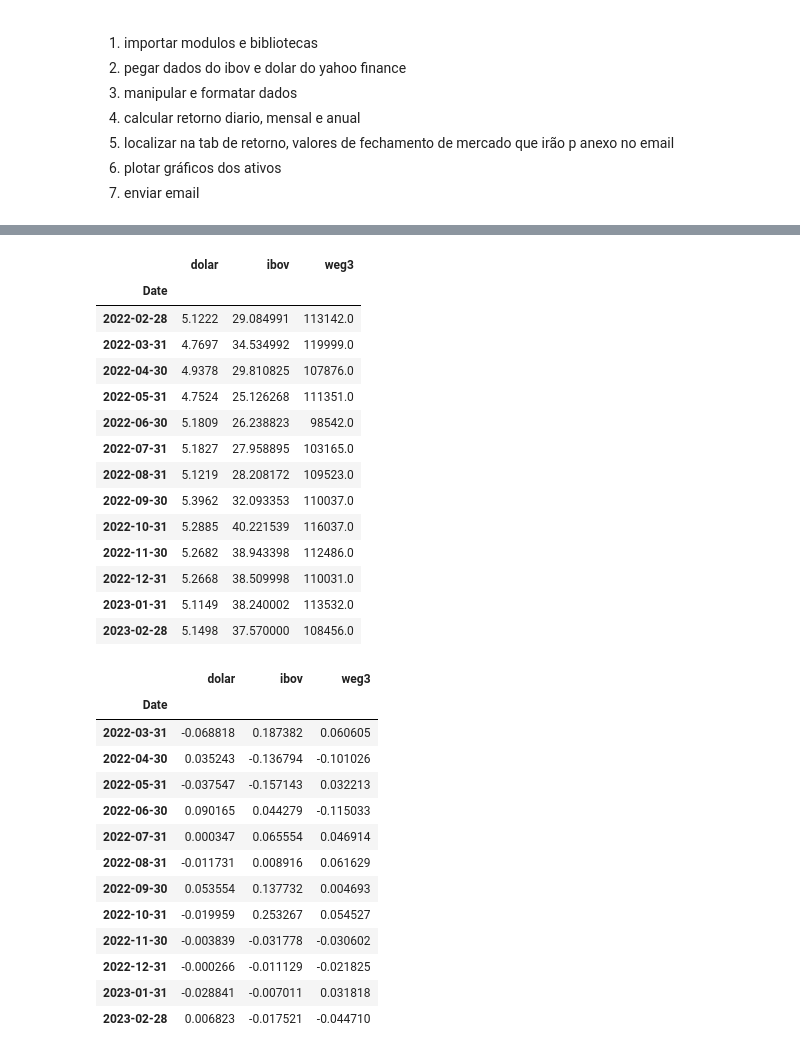
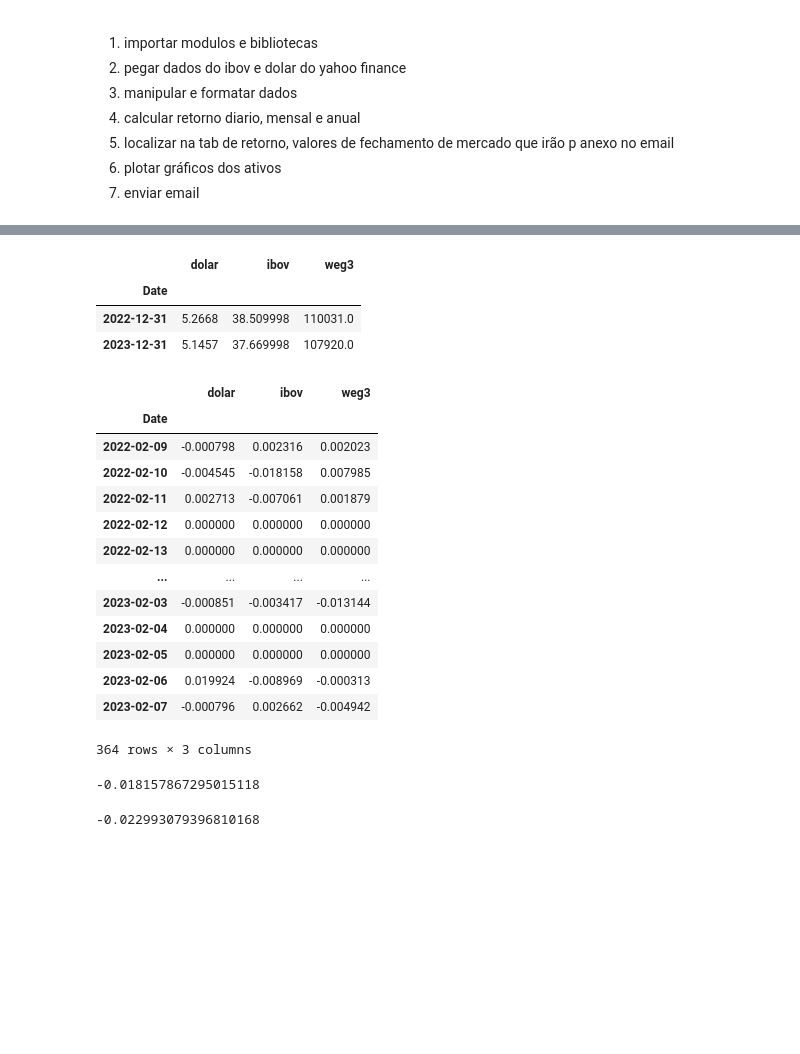
Before and after one commit to pulpor/Estudos-Data-Science, a Jupyter notebook: fechamentoMercado/fechamento.ipynb, the cells around one changed output, grey strips where cells are left out. Saved outputs shown, nothing was run; the diff lists cells and outputs as text; code cells hidden in the pictures; blank space fills up the shorter version.

```diff
--- a/fechamentoMercado/fechamento.ipynb
+++ b/fechamentoMercado/fechamento.ipynb
@@ -72,44 +72,66 @@ fechamento.head(20)
 # %%
 # trabalhando com timeframes (linha do tempo)
 # resample = redimencionamento, last = fechamento (ultimo)
 
 anual = fechamento.resample("Y").last()   #year
-anual = fechamento.resample("M").last()   #month
+mensal = fechamento.resample("M").last()   #month
+diario = fechamento.resample("D").last()   #month
 
 anual
 # %% [output]
 |  | dolar | ibov | weg3 |
 | Date |  |  |  |
-| 2022-02-28 | 5.1222 | 29.084991 | 113142.0 |
-| 2022-03-31 | 4.7697 | 34.534992 | 119999.0 |
-| 2022-04-30 | 4.9378 | 29.810825 | 107876.0 |
-| 2022-05-31 | 4.7524 | 25.126268 | 111351.0 |
-| 2022-06-30 | 5.1809 | 26.238823 | 98542.0 |
-| 2022-07-31 | 5.1827 | 27.958895 | 103165.0 |
-| 2022-08-31 | 5.1219 | 28.208172 | 109523.0 |
-| 2022-09-30 | 5.3962 | 32.093353 | 110037.0 |
-| 2022-10-31 | 5.2885 | 40.221539 | 116037.0 |
-| 2022-11-30 | 5.2682 | 38.943398 | 112486.0 |
 | 2022-12-31 | 5.2668 | 38.509998 | 110031.0 |
-| 2023-01-31 | 5.1149 | 38.240002 | 113532.0 |
-| 2023-02-28 | 5.1498 | 37.570000 | 108456.0 |
+| 2023-12-31 | 5.1457 | 37.669998 | 107920.0 |
 # %%
 retornoAnual = anual.pct_change().dropna()
 # percent change = variação percentual entre os elementos , % de lucro ou preju
+retornoMensal = mensal.pct_change().dropna()
+retornoDiario = diario.pct_change().dropna()
 
-retornoAnual
+retornoDiario
 # %% [output]
 |  | dolar | ibov | weg3 |
 | Date |  |  |  |
-| 2022-03-31 | -0.068818 | 0.187382 | 0.060605 |
-| 2022-04-30 | 0.035243 | -0.136794 | -0.101026 |
-| 2022-05-31 | -0.037547 | -0.157143 | 0.032213 |
-| 2022-06-30 | 0.090165 | 0.044279 | -0.115033 |
-| 2022-07-31 | 0.000347 | 0.065554 | 0.046914 |
-| 2022-08-31 | -0.011731 | 0.008916 | 0.061629 |
-| 2022-09-30 | 0.053554 | 0.137732 | 0.004693 |
-| 2022-10-31 | -0.019959 | 0.253267 | 0.054527 |
-| 2022-11-30 | -0.003839 | -0.031778 | -0.030602 |
-| 2022-12-31 | -0.000266 | -0.011129 | -0.021825 |
-| 2023-01-31 | -0.028841 | -0.007011 | 0.031818 |
-| 2023-02-28 | 0.006823 | -0.017521 | -0.044710 |
+| 2022-02-09 | -0.000798 | 0.002316 | 0.002023 |
+| 2022-02-10 | -0.004545 | -0.018158 | 0.007985 |
+| 2022-02-11 | 0.002713 | -0.007061 | 0.001879 |
+| 2022-02-12 | 0.000000 | 0.000000 | 0.000000 |
+| 2022-02-13 | 0.000000 | 0.000000 | 0.000000 |
+| ... | ... | ... | ... |
+| 2023-02-03 | -0.000851 | -0.003417 | -0.013144 |
+| 2023-02-04 | 0.000000 | 0.000000 | 0.000000 |
+| 2023-02-05 | 0.000000 | 0.000000 | 0.000000 |
+| 2023-02-06 | 0.019924 | -0.008969 | -0.000313 |
+| 2023-02-07 | -0.000796 | 0.002662 | -0.004942 |
+364 rows × 3 columns
+# %%
+#para localizar o fechamento que voce quer utiliza-se loc ou iloc
+
+#loc referencia apartir do nome
+diaEspecifico = retornoDiario.loc['2022-04-25', 'dolar']
+
+#iloc referencia a partir de matriz (linha, coluna)
+diaEspecificoILOC = retornoDiario.iloc [1, 1]
+
+print(diaEspecificoILOC)
+# %% [output]
+-0.018157867295015118
+# %%
+# menos -1 é igual a ultima linha do dolar, apos o zero o indice volta
+
+
+retornoDiarioDolar = retornoDiario.iloc[-1,0]
+retornoDiarioIbov = retornoDiario.iloc[-1,1]
+
+retornoMensalDolar = retornoMensal.iloc[-1,0]
+retornoMensalIbov = retornoMensal.iloc[-1,1]
+
+retornoAnualDolar = retornoAnual.iloc[-1,0]
+retornoAnualIbov = retornoAnual.iloc[-1,1]
+
+
+
+retornoAnualDolar
+# %% [output]
+-0.022993079396810168
```
Also changed, not shown: parts of 9 cells of this notebook, 2 other files.
